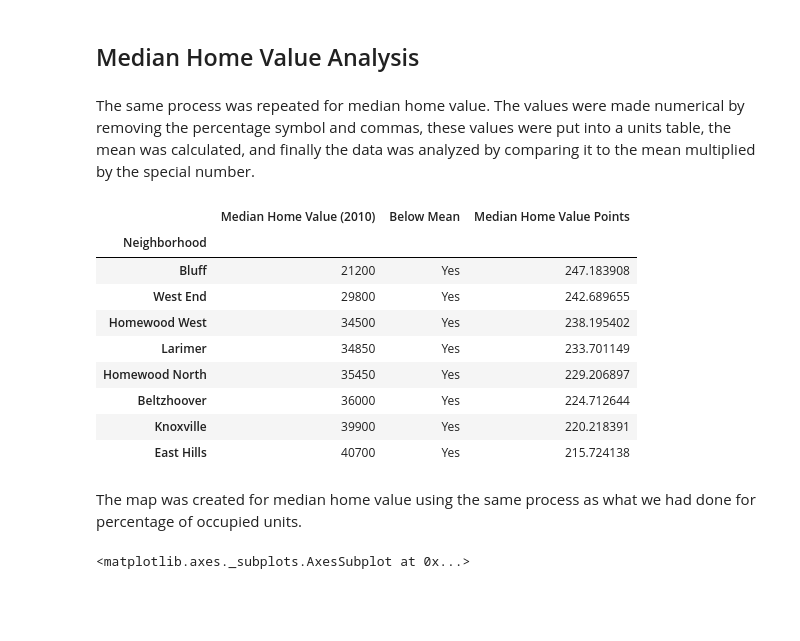
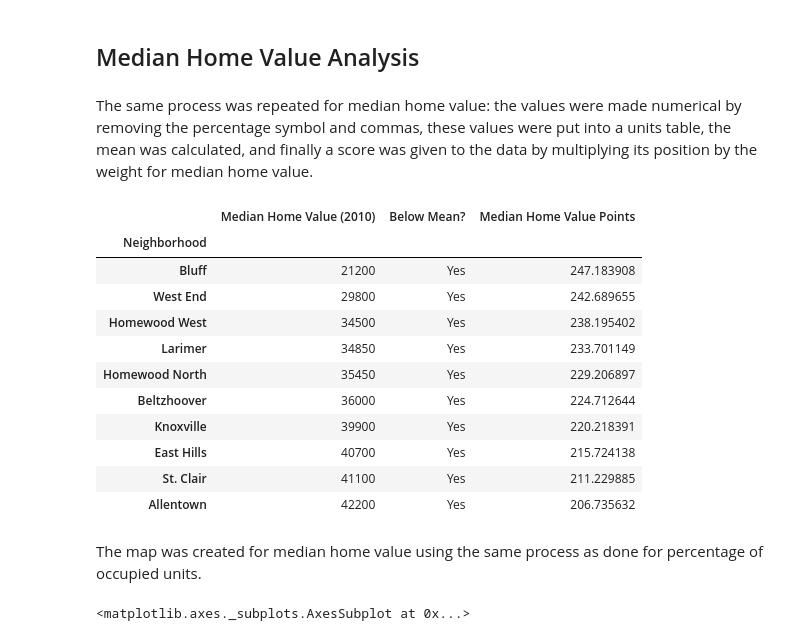
Before and after one commit to Nick0306/Big_Ideas_Final_Project, a Jupyter notebook: Dataset Notebooks/CombinedNotebook.ipynb, the cells around one changed output. Drawn from its saved outputs; the diff is of its cells as text; code cells hidden in the pictures; blank space fills up the shorter version.

```diff
--- a/Dataset Notebooks/CombinedNotebook.ipynb
+++ b/Dataset Notebooks/CombinedNotebook.ipynb
@@ -609,42 +607,44 @@ occ_map.plot(column='% Occupied Units (2010)',
 # %% [markdown]
 ## Median Home Value Analysis
 # %% [markdown]
-The same process was repeated for median home value. The values were made numerical by removing the percentage symbol and commas, these values were put into a units table, the mean was calculated, and finally the data was analyzed by comparing it to the mean multiplied by the special number.
+The same process was repeated for median home value: the values were made numerical by removing the percentage symbol and commas, these values were put into a units table, the mean was calculated, and finally a score was given to the data by multiplying its position by the weight for median home value.
 # %%
-# 4.494252874
-dict = {}
+# Median Home Value
+
 count = 0
 for x in data["Median Home  Value (2010)"]:
     x = str(x).replace('$','')
     x = str(x).replace(',','')
     data.iloc[count, 20] = float(x)
     count+=1
 
 mhv_units = data.sort_values(by=["Median Home  Value (2010)"], ascending=False).iloc[0:, 20:21]
 
 mhv_mean = float(mhv_units.mean())
 
 mhv_df = pd.DataFrame(mhv_units)
-mhv_df["Below Mean"] = np.nan
+mhv_df["Below Mean?"] = np.nan
 
 c = 0
 for x in range(len(mhv_units)):
     mhv_temp = mhv_units.iloc[x,0]
     if mhv_temp < mhv_mean:
         mhv_df.iloc[x,1] = "Yes"
         c+=1
     else:
         mhv_df.iloc[x,1] = "No"
 mhv_df = mhv_df.sort_values(by=["Median Home  Value (2010)"], ascending=True)
+
 mhv_df["Median Home  Value Points"] = np.nan
+
 for x in range(len(mhv_df)):
     if(c-x > 0):
         mhv_df.iloc[x,2] = (c-x)*weights.iloc[len(weights)-1, 3]
     else:
         mhv_df.iloc[x,2] = 0
-mhv_df.head(8)
+mhv_df.head(10)
 # %% [output]
-|  | Median Home Value (2010) | Below Mean | Median Home Value Points |
+|  | Median Home Value (2010) | Below Mean? | Median Home Value Points |
 | Neighborhood |  |  |  |
 | Bluff | 21200 | Yes | 247.183908 |
 | West End | 29800 | Yes | 242.689655 |
@@ -654,8 +654,10 @@ mhv_df.head(8)
 | Beltzhoover | 36000 | Yes | 224.712644 |
 | Knoxville | 39900 | Yes | 220.218391 |
 | East Hills | 40700 | Yes | 215.724138 |
+| St. Clair | 41100 | Yes | 211.229885 |
+| Allentown | 42200 | Yes | 206.735632 |
 # %% [markdown]
-The map was created for median home value using the same process as what we had done for percentage of occupied units.
+The map was created for median home value using the same process as done for percentage of occupied units.
 # %%
 mhv_series = mhv_units.groupby("Neighborhood").sum()['Median Home  Value (2010)']
 neighborhoods = geo.read_file("Neighborhoods/Neighborhoods_.shp")
```
Also changed, not shown: parts of 10 cells of this notebook, 1 other file.
